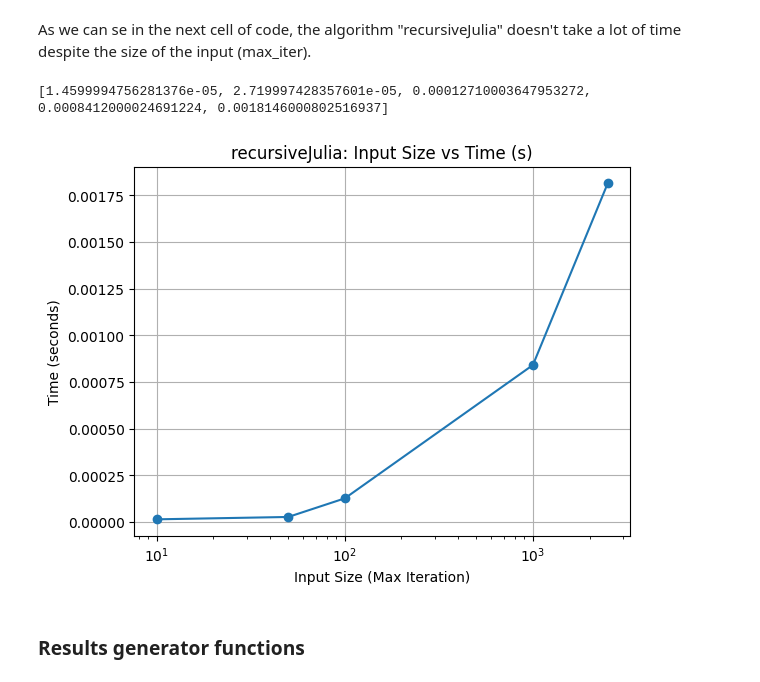
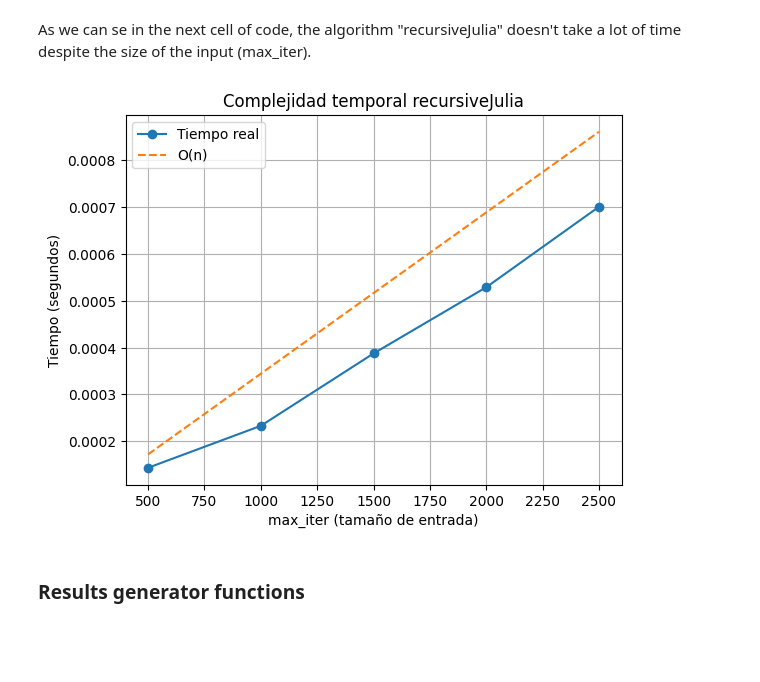
Before and after one commit to Mitin726/Julia-s-Fractal-Generator-Algorithm, a Jupyter notebook: algorithmJulia.ipynb, the cells around one changed output. Cells and saved outputs as stored; diff of their text form; code cells hidden in the pictures; blank space fills up the shorter version.

Commit message:
Graphs showing time versus algorithm execution time.

```diff
--- a/algorithmJulia.ipynb
+++ b/algorithmJulia.ipynb
@@ -30,26 +30,34 @@ recursiveJulia(0+0j, -0.7+0.27015j, 0, 10)
 # %% [markdown]
 As we can se in the next cell of code, the algorithm "recursiveJulia" doesn't take a lot of time despite the size of the input (max_iter).
 # %%
-max_iters = [10, 50, 100, 1000, 2500]
+max_iters = np.arange(500, 2700, 500)
 times = []
+
 for maxIter in max_iters:
     t0 = tm.perf_counter()
-    result = recursiveJulia(0+0j, 0+0j, 0, maxIter)
+    recursiveJulia(0+0j, 0+0j, 0, int(maxIter))
     t1 = tm.perf_counter()
-    finalTime = t1 - t0
-    times.append(finalTime)
-print(times)
 
-plt.plot(max_iters, times, marker="o")
-plt.xlabel("Input Size (Max Iteration)")
-plt.xscale("log")
-plt.ylabel("Time (seconds)")
-plt.title("recursiveJulia: Input Size vs Time (s)")
+    times.append(t1 - t0)
+
+# Curva real
+plt.plot(max_iters, times, marker="o", label="Tiempo real")
+
+# Curva teórica O(n)
+ratios = [t/n for t, n in zip(times, max_iters)]
+c = max(ratios) * 1.2
+
+teorico = [c * x for x in max_iters]
+plt.plot(max_iters, teorico, linestyle="--", label="O(n)")
+
+plt.xlabel("max_iter (tamaño de entrada)")
+plt.ylabel("Tiempo (segundos)")
+plt.title("Complejidad temporal recursiveJulia")
+plt.legend()
 plt.grid()
 plt.show()
 # %% [output]
-[1.4599994756281376e-05, 2.719997428357601e-05, 0.00012710003647953272, 0.0008412000024691224, 0.0018146000802516937]
-[figure, old version]
+[figure, new version]
 # %% [markdown]
 ### Results generator functions
 # %% [markdown]
```
Also changed, not shown: parts of 2 cells of this notebook.
